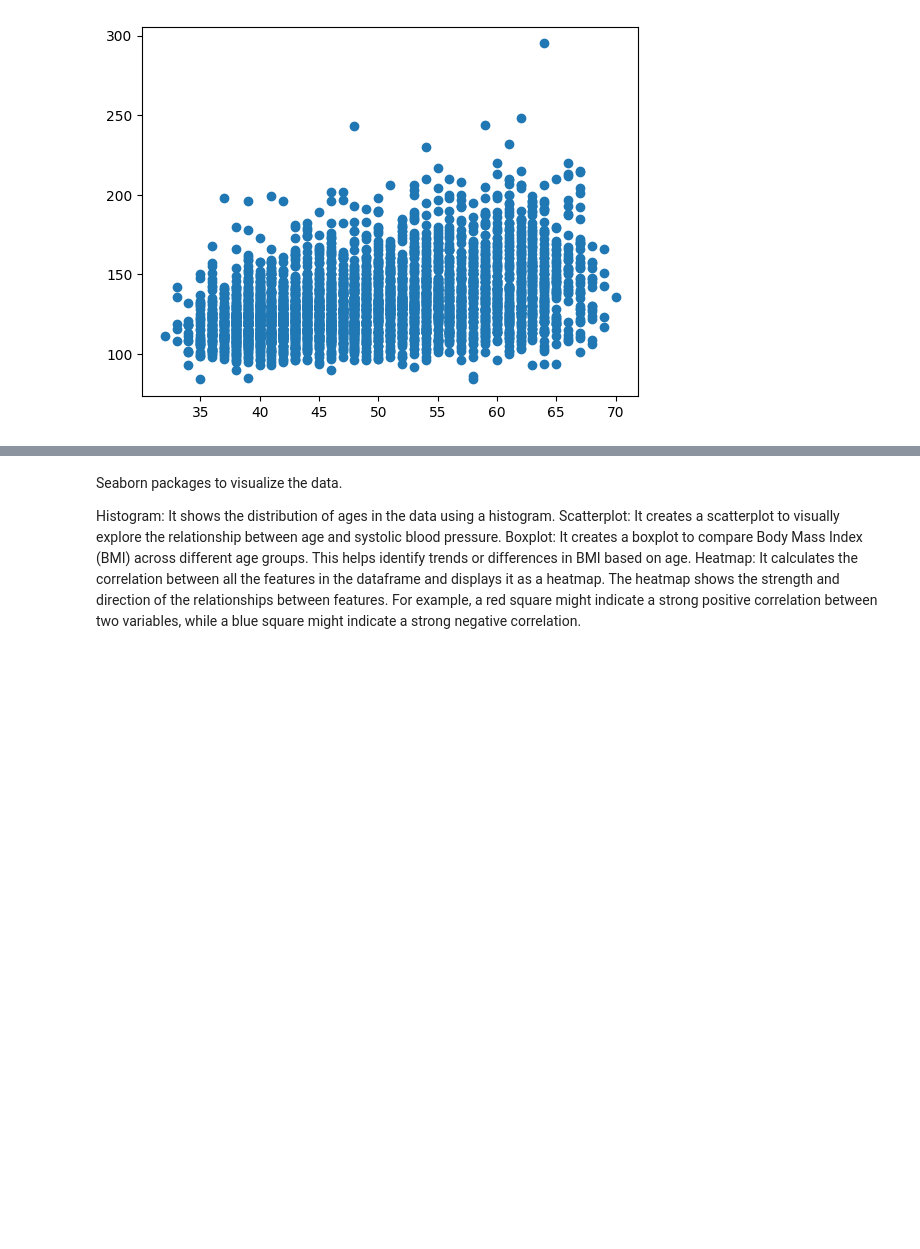
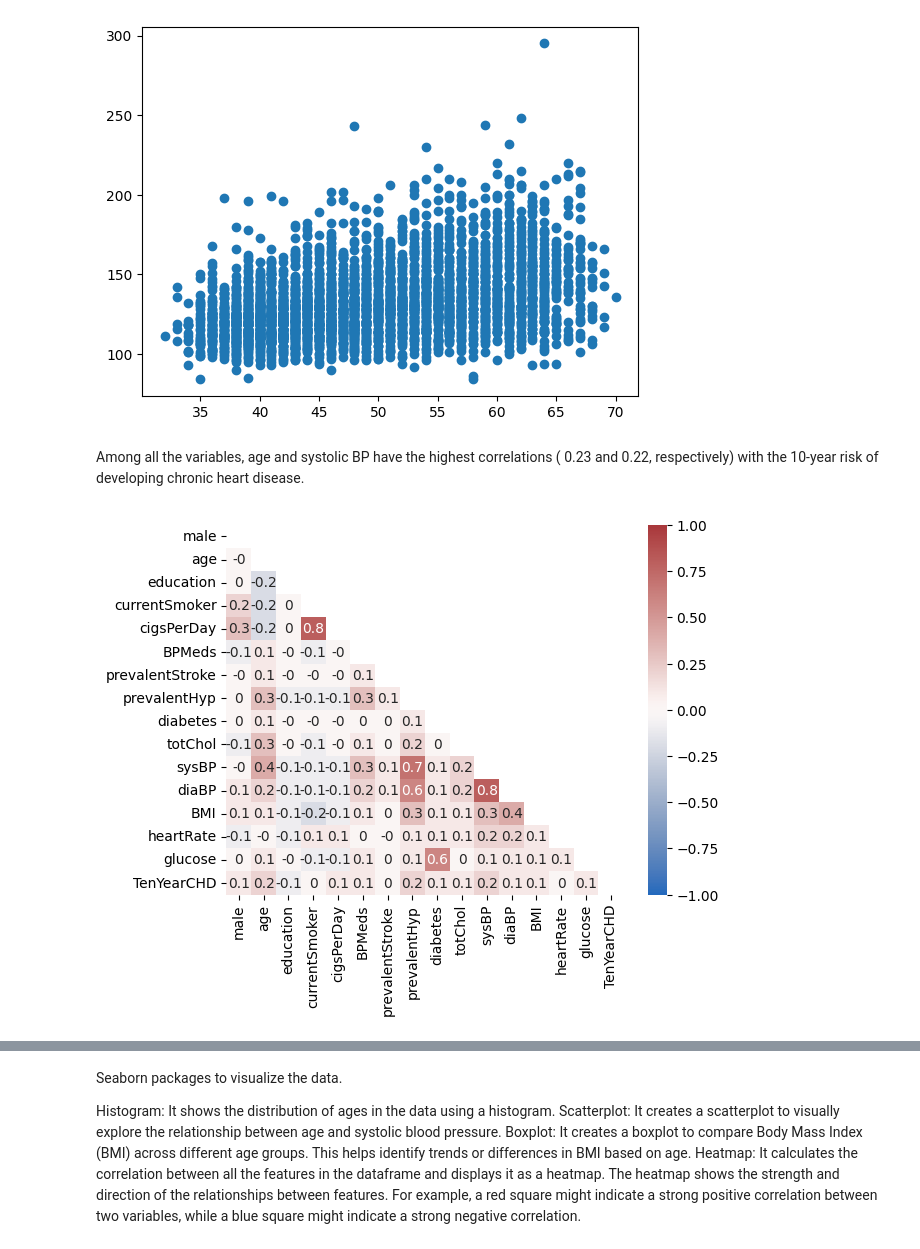
Before and after one commit to berkleysayaka/Final-project-Data-201, a Jupyter notebook: Final_project_Data_201_Kaggle_Heart_Disease_Prediction_after_mtg_(1).ipynb, the cells around one changed output, grey strips where cells are left out. Saved outputs shown, nothing was run; the diff lists cells and outputs as text; code cells hidden in the pictures; blank space fills up the shorter version.

```diff
--- a/Final_project_Data_201_Kaggle_Heart_Disease_Prediction_after_mtg_(1).ipynb
+++ b/Final_project_Data_201_Kaggle_Heart_Disease_Prediction_after_mtg_(1).ipynb
@@ -409,3 +233,14 @@ plt.show()
 max       1.000000
 [figure]
 [figure]
+# %% [markdown]
+Among all the variables, age and systolic BP have the highest correlations ( 0.23 and 0.22, respectively) with the 10-year risk of developing chronic heart disease.
+# %%
+
+matrix = df.corr().round(1)
+
+mask = np.triu(np.ones_like(matrix, dtype=bool))
+sns.heatmap(matrix, annot = True, vmax = 1, vmin=-1, center=0, cmap = 'vlag', mask=mask)
+plt.show()
+# %% [output]
+[figure, added]
```
Also changed, not shown: parts of 34 cells of this notebook.
